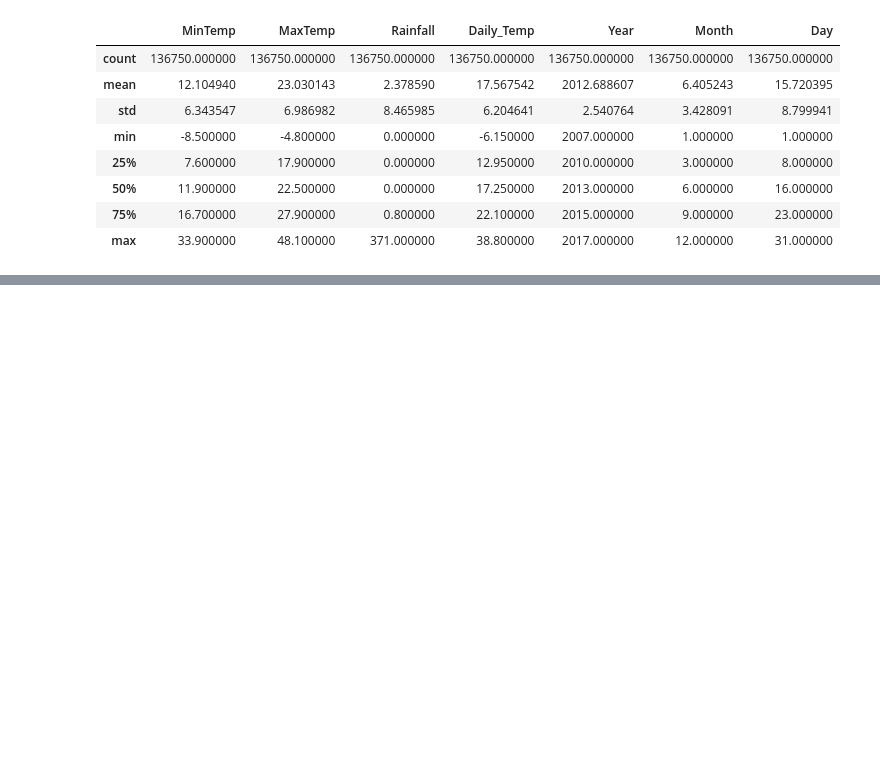
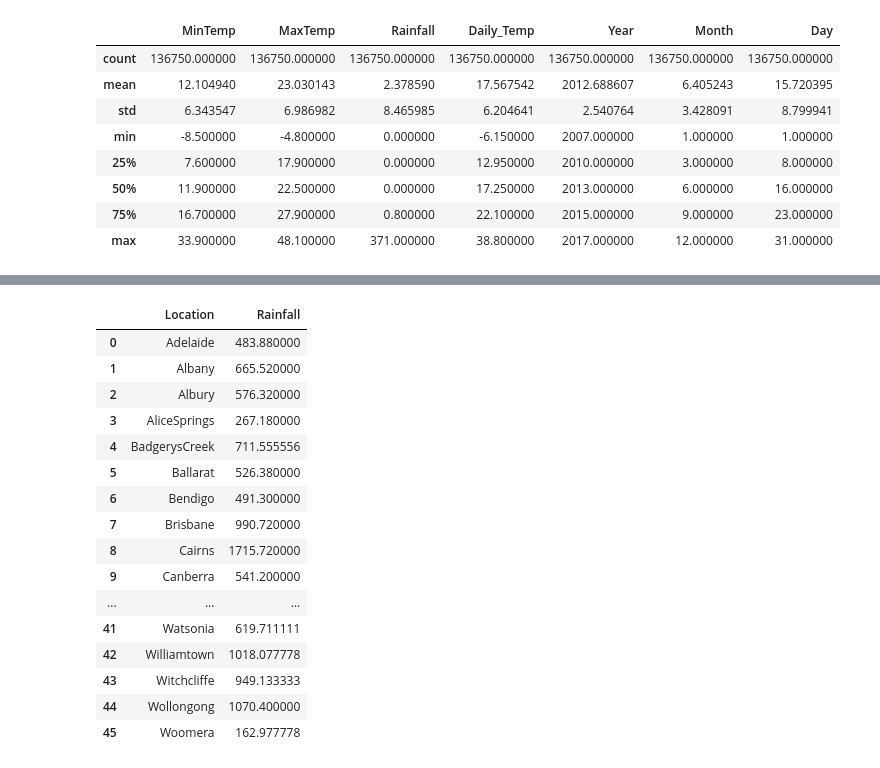
Before and after one commit to menghe2727/data_science, a Jupyter notebook: fda/fda_preprocessing.ipynb, the cells around one changed output, grey strips where cells are left out. Cells and saved outputs as stored; diff of their text form; code cells hidden in the pictures; blank space fills up the shorter version.

```diff
--- a/fda/fda_preprocessing.ipynb
+++ b/fda/fda_preprocessing.ipynb
@@ -146,7 +148,26 @@ dtype: int64
 # %%
 #calculate the average rainfall for each station
 weather_average_rainfall = weather_new.groupby(['Location', 'Year']).sum()['Rainfall']
 weather_average_rainfall = weather_average_rainfall.groupby(['Location']).mean()
 weather_average_rainfall = weather_average_rainfall.reset_index()
+weather_average_rainfall.head()
+# %% [output]
+|  | Location | Rainfall |
+| 0 | Adelaide | 483.880000 |
+| 1 | Albany | 665.520000 |
+| 2 | Albury | 576.320000 |
+| 3 | AliceSprings | 267.180000 |
+| 4 | BadgerysCreek | 711.555556 |
+| 5 | Ballarat | 526.380000 |
+| 6 | Bendigo | 491.300000 |
+| 7 | Brisbane | 990.720000 |
+| 8 | Cairns | 1715.720000 |
+| 9 | Canberra | 541.200000 |
+| ... | ... | ... |
+| 41 | Watsonia | 619.711111 |
+| 42 | Williamtown | 1018.077778 |
+| 43 | Witchcliffe | 949.133333 |
+| 44 | Wollongong | 1070.400000 |
+| 45 | Woomera | 162.977778 |
 # %%
 #calculate the monthly average temperature for each station
```
Also changed, not shown: parts of 7 cells of this notebook, 3 other files.
